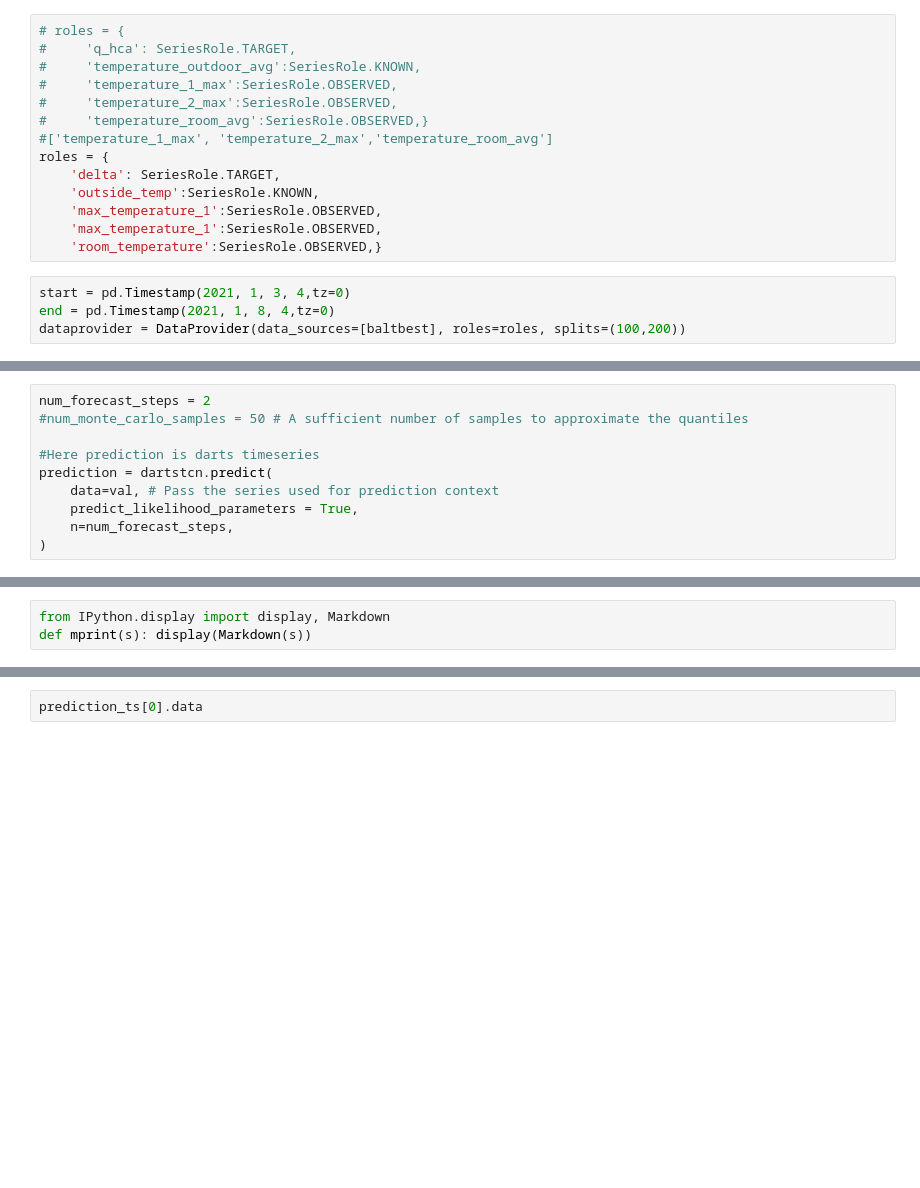
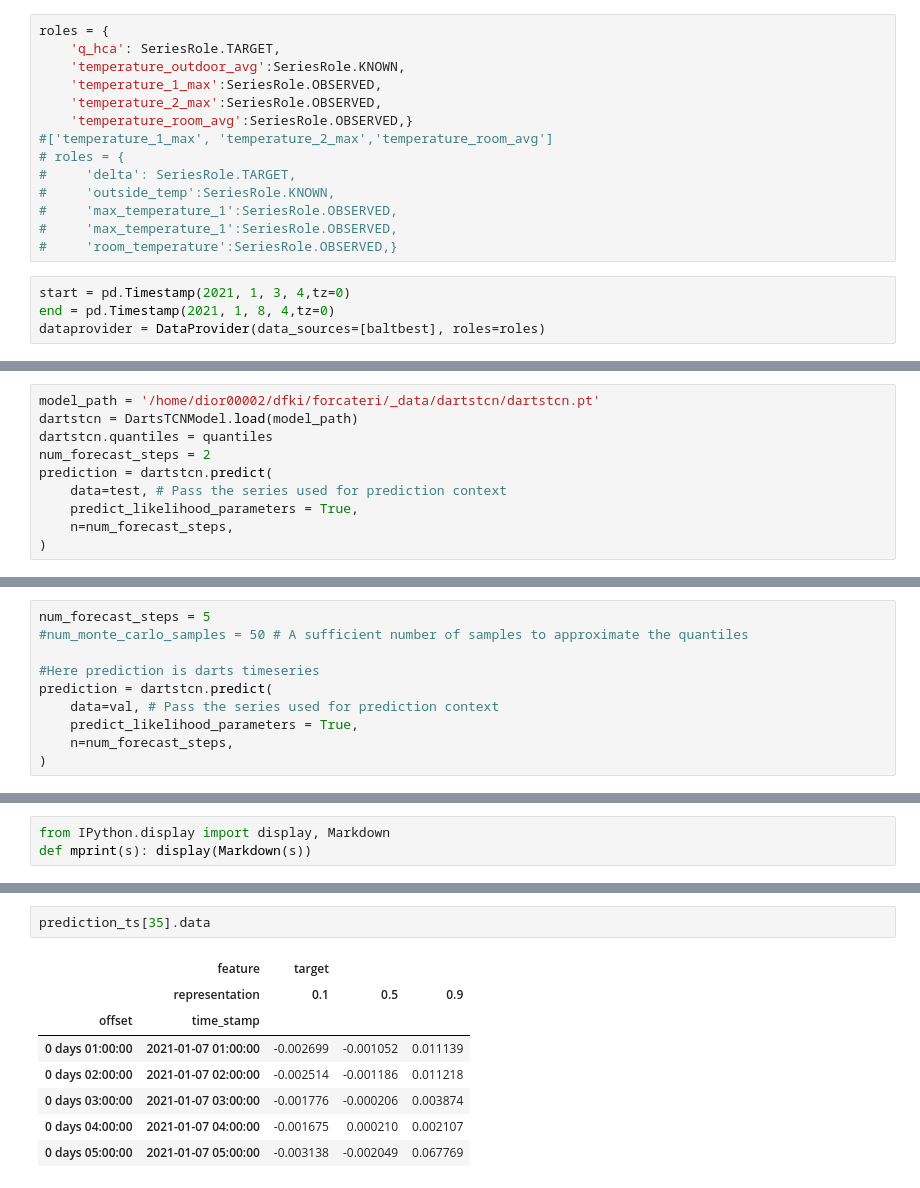
Before and after one commit to connected-intelligent-systems/forcateri, a Jupyter notebook: notebooks/model_test.ipynb, the cells around one changed output, grey strips where cells are left out. Drawn from its saved outputs; the diff is of its cells as text; blank space fills up the shorter version.

```diff
--- a/notebooks/model_test.ipynb
+++ b/notebooks/model_test.ipynb
@@ -59,18 +85,18 @@ logger.propagate = False
 # %%
+roles = {
+    'q_hca': SeriesRole.TARGET,
+    'temperature_outdoor_avg':SeriesRole.KNOWN,
+    'temperature_1_max':SeriesRole.OBSERVED,
+    'temperature_2_max':SeriesRole.OBSERVED,
+    'temperature_room_avg':SeriesRole.OBSERVED,}
+#['temperature_1_max', 'temperature_2_max','temperature_room_avg']
 # roles = {
-#     'q_hca': SeriesRole.TARGET,
-#     'temperature_outdoor_avg':SeriesRole.KNOWN,
-#     'temperature_1_max':SeriesRole.OBSERVED,
-#     'temperature_2_max':SeriesRole.OBSERVED,
-#     'temperature_room_avg':SeriesRole.OBSERVED,}
-#['temperature_1_max', 'temperature_2_max','temperature_room_avg']
-roles = {
-    'delta': SeriesRole.TARGET,
-    'outside_temp':SeriesRole.KNOWN,
-    'max_temperature_1':SeriesRole.OBSERVED,
-    'max_temperature_1':SeriesRole.OBSERVED,
-    'room_temperature':SeriesRole.OBSERVED,}
+#     'delta': SeriesRole.TARGET,
+#     'outside_temp':SeriesRole.KNOWN,
+#     'max_temperature_1':SeriesRole.OBSERVED,
+#     'max_temperature_1':SeriesRole.OBSERVED,
+#     'room_temperature':SeriesRole.OBSERVED,}
 # %%
 start = pd.Timestamp(2021, 1, 3, 4,tz=0)
 end = pd.Timestamp(2021, 1, 8, 4,tz=0)
-dataprovider = DataProvider(data_sources=[baltbest], roles=roles, splits=(100,200))
+dataprovider = DataProvider(data_sources=[baltbest], roles=roles)
@@ -87,0 +148,10 @@ dartstcn.fit(train_data = train, val_data=val)
+# %%
+model_path = '/home/dior00002/dfki/forcateri/_data/dartstcn/dartstcn.pt'
+dartstcn = DartsTCNModel.load(model_path)
+dartstcn.quantiles = quantiles
+num_forecast_steps = 2
+prediction = dartstcn.predict(
+    data=test, # Pass the series used for prediction context
+    predict_likelihood_parameters = True,
+    n=num_forecast_steps,
+)
@@ -88,5 +164,5 @@ dartstcn.fit(train_data = train, val_data=val)
 # %%
-num_forecast_steps = 2
+num_forecast_steps = 5
 #num_monte_carlo_samples = 50 # A sufficient number of samples to approximate the quantiles
 
 #Here prediction is darts timeseries
@@ -103,5 +223,14 @@ prediction_ts = dartstcn.to_time_series(prediction)
 # %%
-prediction_ts[0].data
+prediction_ts[35].data
+# %% [output]
+|  | feature | target |  |  |
+|  | representation | 0.1 | 0.5 | 0.9 |
+| offset | time_stamp |  |  |  |
+| 0 days 01:00:00 | 2021-01-07 01:00:00 | -0.002699 | -0.001052 | 0.011139 |
+| 0 days 02:00:00 | 2021-01-07 02:00:00 | -0.002514 | -0.001186 | 0.011218 |
+| 0 days 03:00:00 | 2021-01-07 03:00:00 | -0.001776 | -0.000206 | 0.003874 |
+| 0 days 04:00:00 | 2021-01-07 04:00:00 | -0.001675 | 0.000210 | 0.002107 |
+| 0 days 05:00:00 | 2021-01-07 05:00:00 | -0.003138 | -0.002049 | 0.067769 |
 # %%
 prediction_df = prediction[0].to_dataframe()
 prediction_ts = TimeSeries(prediction_df,representation="quantile", quantiles=[0.1,0.5,0.9])
```
Also changed, not shown: parts of 12 cells of this notebook, 2 other files.
